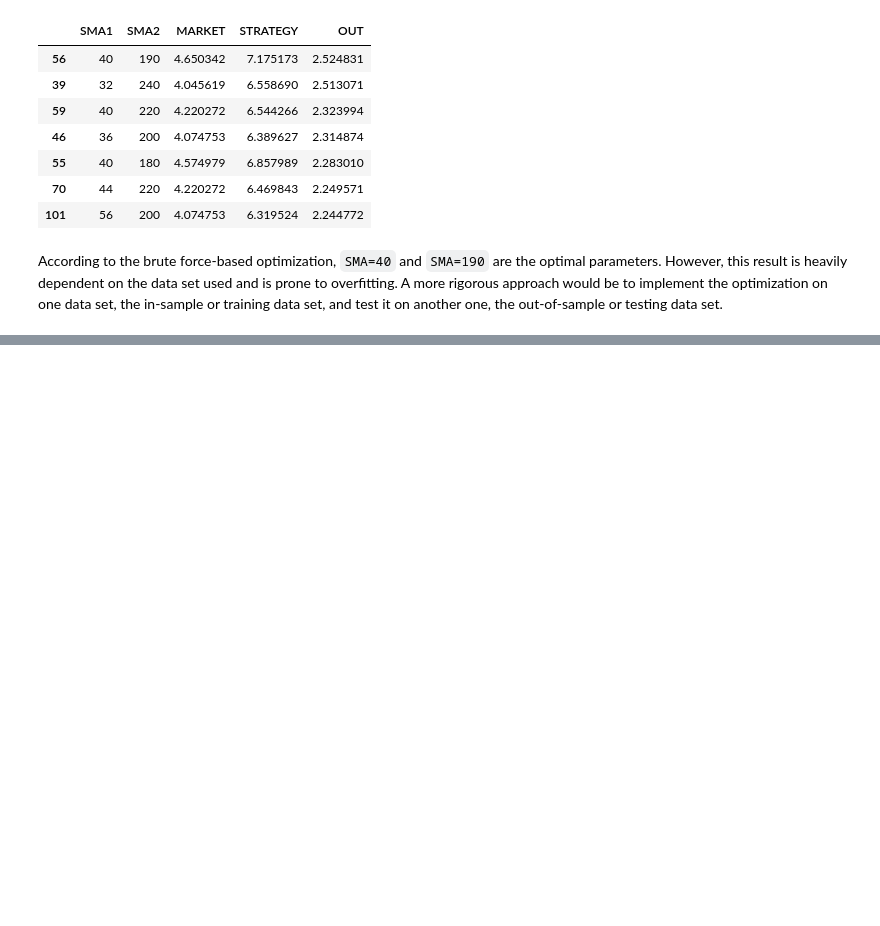
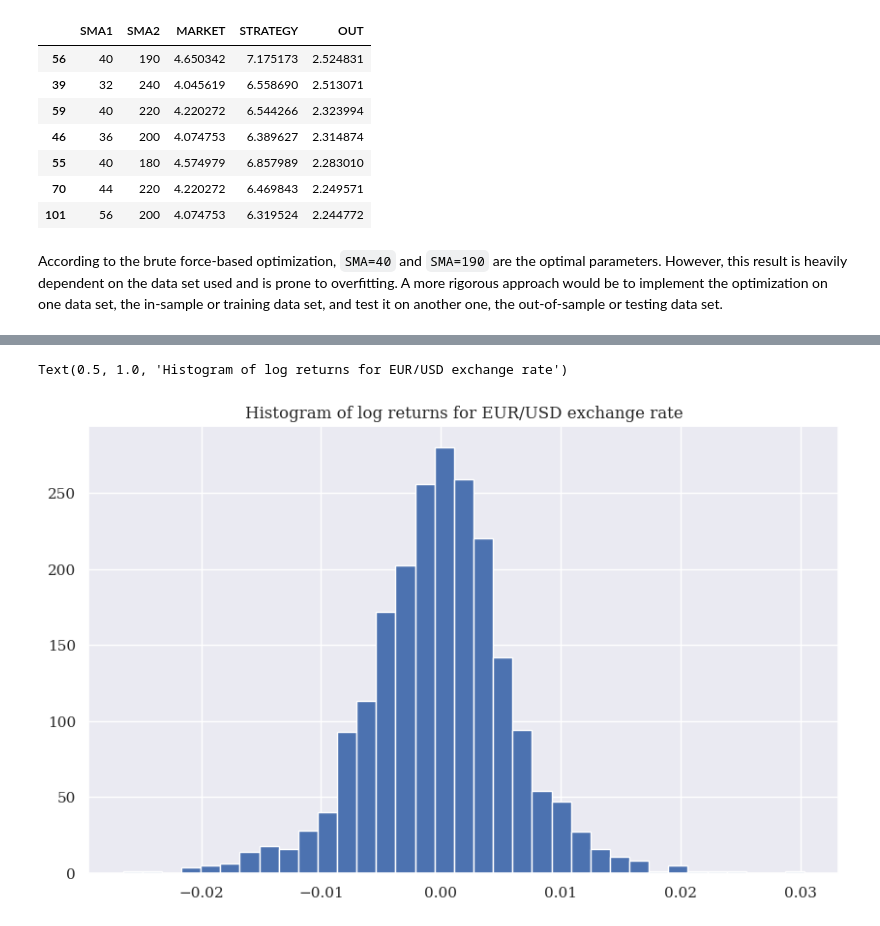
Before and after one commit to ahn283/finance, a Jupyter notebook: python_for_finance/trading_strategy.ipynb, the cells around one changed output, grey strips where cells are left out. Drawn from its saved outputs; the diff is of its cells as text; code cells hidden in the pictures; blank space fills up the shorter version.

```diff
--- a/python_for_finance/trading_strategy.ipynb
+++ b/python_for_finance/trading_strategy.ipynb
@@ -200,0 +282,8 @@ According to the brute force-based optimization, `SMA=40` and `SMA=190` are the
+# %%
+data = pd.DataFrame(raw[symbol])
+# %%
+data['returns'] = np.log(data / data.shift(1))
+# %%
+data.dropna(inplace=True)
+# %%
+data['direction'] = np.sign(data['returns']).astype(int)
@@ -200,0 +300,6 @@ According to the brute force-based optimization, `SMA=40` and `SMA=190` are the
+# %%
+data['returns'].hist(bins=35, figsize=(10, 6))
+plt.title('Histogram of log returns for EUR/USD exchange rate')
+# %% [output]
+Text(0.5, 1.0, 'Histogram of log returns for EUR/USD exchange rate')
+[figure, added]
```
Also changed, not shown: parts of 80 cells of this notebook.
